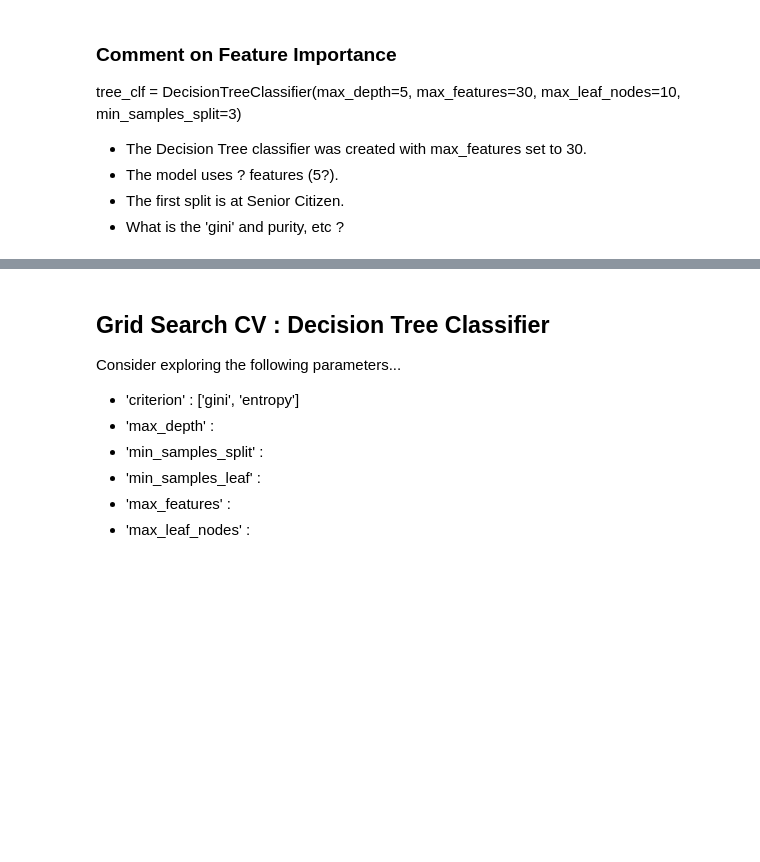
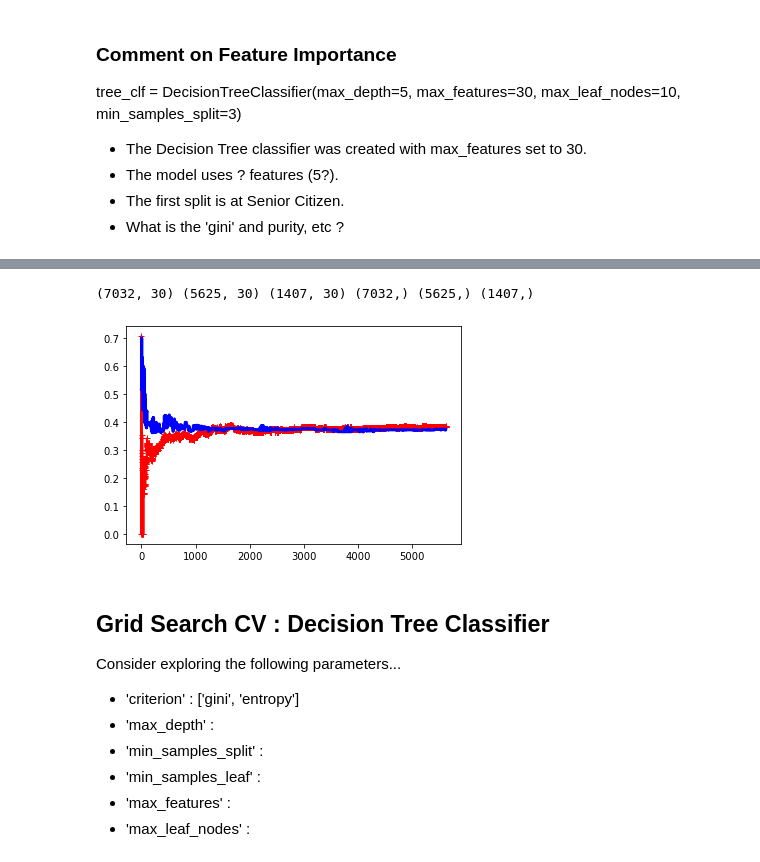
Before and after one commit to ABDunbar/Classification_Trees, a Jupyter notebook: decision_tree.ipynb, the cells around one changed output, grey strips where cells are left out. Saved outputs shown, nothing was run; the diff lists cells and outputs as text; code cells hidden in the pictures; blank space fills up the shorter version.

```diff
--- a/decision_tree.ipynb
+++ b/decision_tree.ipynb
@@ -223,3 +280,9 @@ tree_clf = DecisionTreeClassifier(max_depth=5, max_features=30, max_leaf_nodes=1
+# %%
+model_clf = DecisionTreeClassifier(max_depth=5, max_features=30, max_leaf_nodes=10, min_samples_split=3)
+plot_learning_curves(model_clf, X, y)
+# %% [output]
+(7032, 30) (5625, 30) (1407, 30) (7032,) (5625,) (1407,)
+[figure, added]
 # %% [markdown]
 ## Grid Search CV : Decision Tree Classifier
 
```
Also changed, not shown: parts of 20 cells of this notebook, 2 other files.
